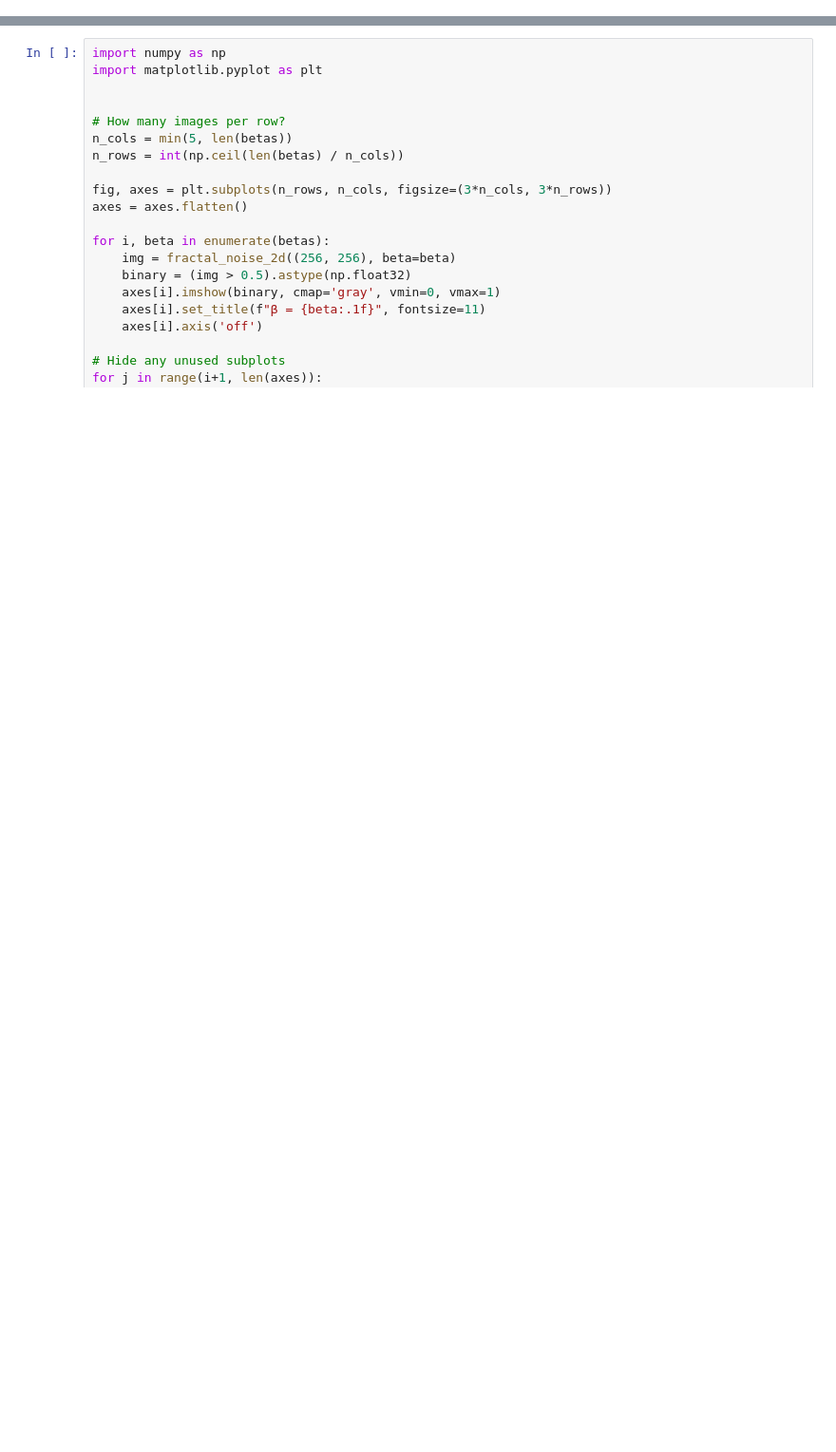
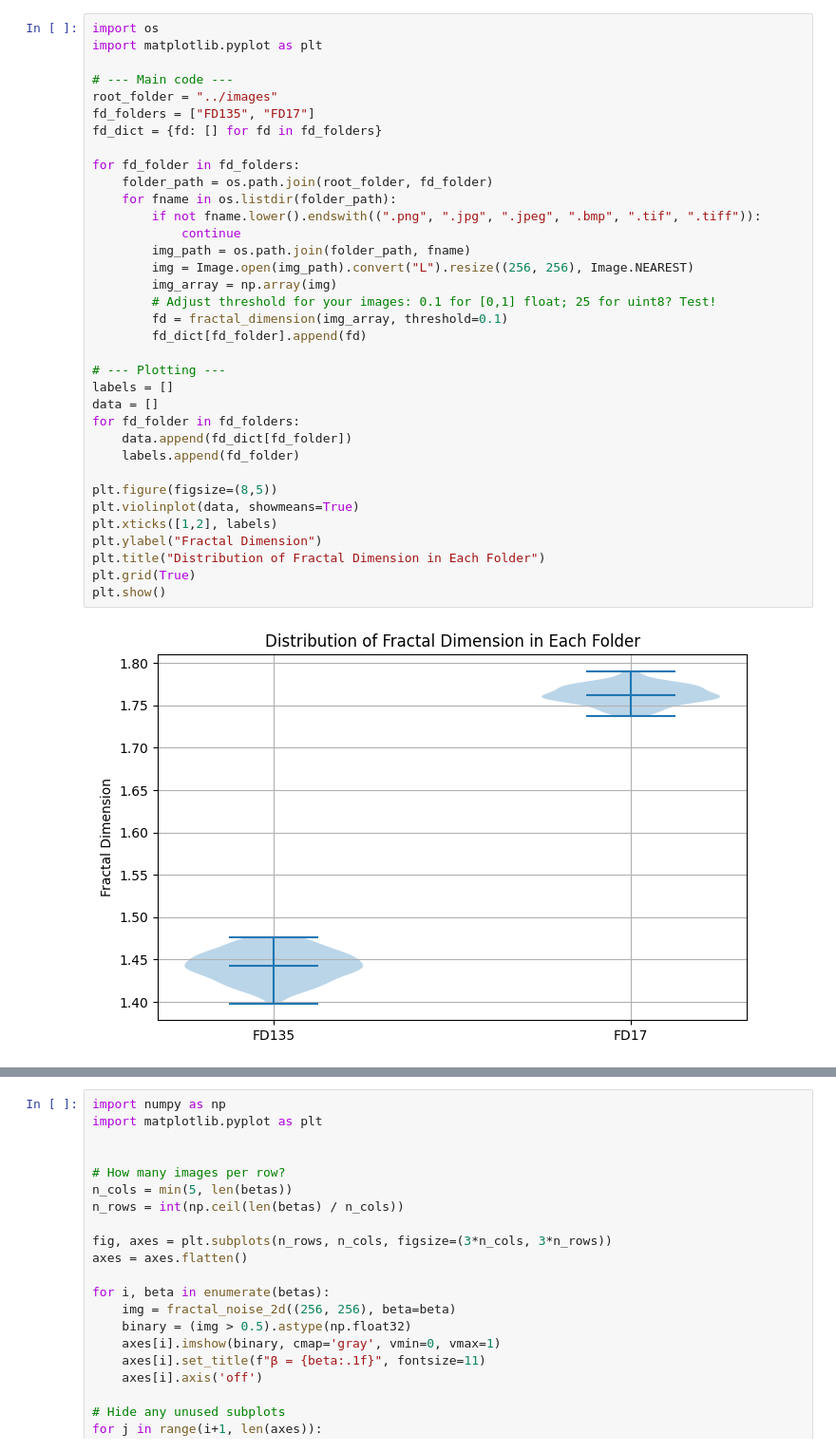
Before and after one commit to AntoineBellemare/fractal_visuals, a Jupyter notebook: legacy/notebooks/fractality.ipynb, the cells around one changed output, grey strips where cells are left out. Shown at 95% size. Cells and saved outputs as stored; diff of their text form; blank space fills up the shorter version.

```diff
--- a/legacy/notebooks/fractality.ipynb
+++ b/legacy/notebooks/fractality.ipynb
@@ -102,3 +130,40 @@ def plasma_fractal(size=256, roughness=0.7, seed=None):
+# %%
+import os
+import matplotlib.pyplot as plt
+
+# --- Main code ---
+root_folder = "../images"
+fd_folders = ["FD135", "FD17"]
+fd_dict = {fd: [] for fd in fd_folders}
+
+for fd_folder in fd_folders:
+    folder_path = os.path.join(root_folder, fd_folder)
+    for fname in os.listdir(folder_path):
+        if not fname.lower().endswith((".png", ".jpg", ".jpeg", ".bmp", ".tif", ".tiff")):
+            continue
+        img_path = os.path.join(folder_path, fname)
+        img = Image.open(img_path).convert("L").resize((256, 256), Image.NEAREST)
+        img_array = np.array(img)
+        # Adjust threshold for your images: 0.1 for [0,1] float; 25 for uint8? Test!
+        fd = fractal_dimension(img_array, threshold=0.1)
+        fd_dict[fd_folder].append(fd)
+
+# --- Plotting ---
+labels = []
+data = []
+for fd_folder in fd_folders:
+    data.append(fd_dict[fd_folder])
+    labels.append(fd_folder)
+
+plt.figure(figsize=(8,5))
+plt.violinplot(data, showmeans=True)
+plt.xticks([1,2], labels)
+plt.ylabel("Fractal Dimension")
+plt.title("Distribution of Fractal Dimension in Each Folder")
+plt.grid(True)
+plt.show()
+# %% [output]
+[figure, added]
 # %%
 import os
 import matplotlib.pyplot as plt
```
Also changed, not shown: parts of 5 cells of this notebook.
